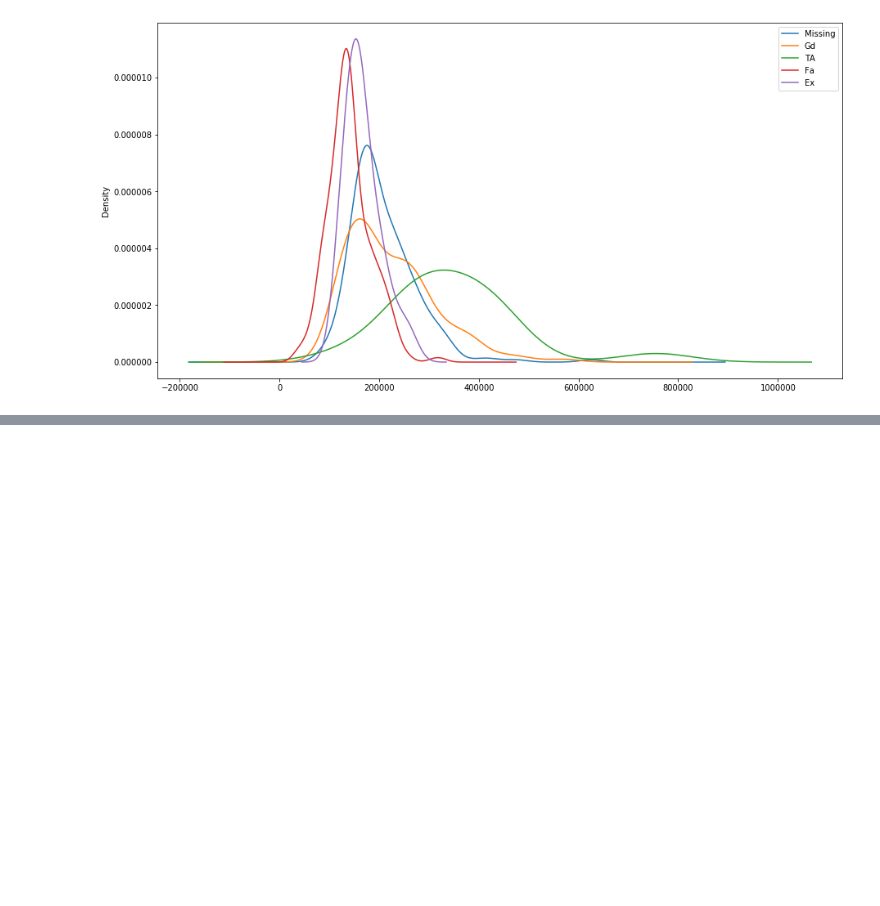
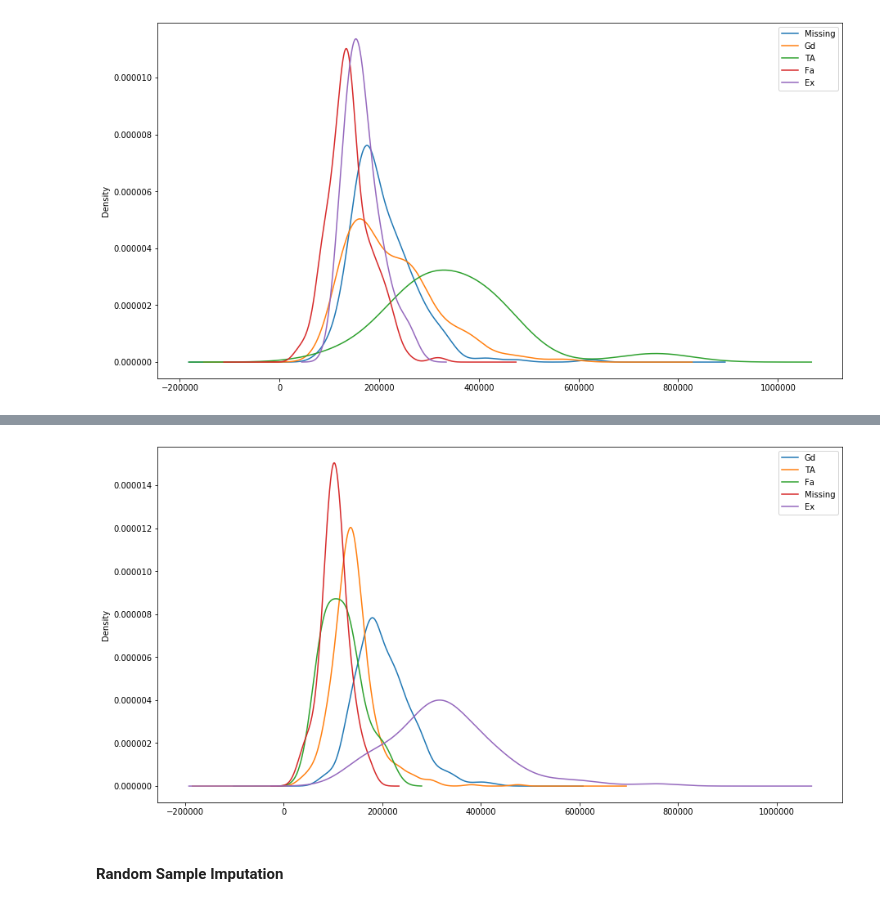
Before and after one commit to KarthikKothareddy/FeatureEngineering, a Jupyter notebook: Missing_Data_Imputation_2.ipynb, the cells around one changed output, grey strips where cells are left out. Drawn from its saved outputs; the diff is of its cells as text; code cells hidden in the pictures; blank space fills up the shorter version.

Commit message:
random sample imputation init

```diff
--- a/Missing_Data_Imputation_2.ipynb
+++ b/Missing_Data_Imputation_2.ipynb
@@ -373,0 +377,6 @@ def kde_plot(df, feature, target):
+# %%
+kde_plot(x_train, 'BsmtQual', 'SalePrice')
+# %% [output]
+[figure, added]
+# %% [markdown]
+#### Random Sample Imputation
```
Also changed, not shown: parts of 2 cells of this notebook.
